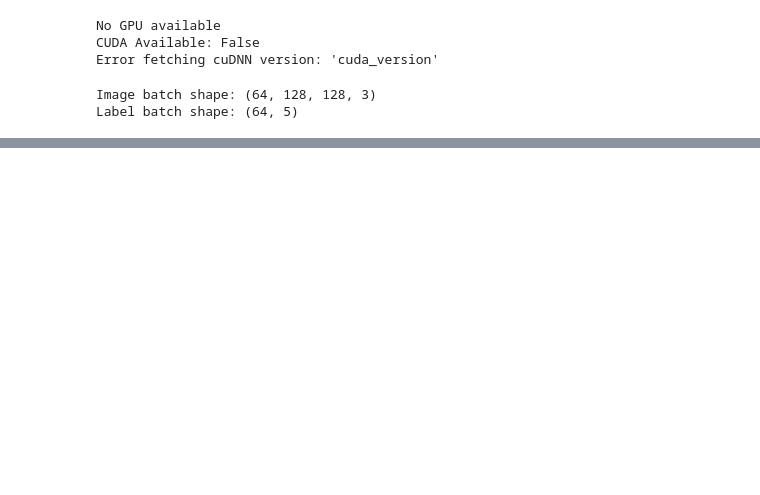
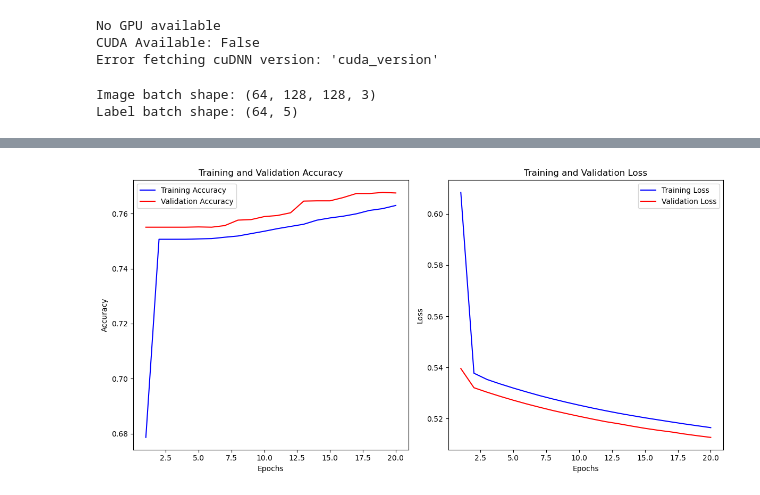
Before and after one commit to SergeGordts/CapitaSelectaStargan, a Jupyter notebook: MobilenetV2_Classifier.ipynb, the cells around one changed output, grey strips where cells are left out. Saved outputs shown, nothing was run; the diff lists cells and outputs as text; code cells hidden in the pictures; blank space fills up the shorter version.

Commit message:
Adjusted pickle handling

```diff
--- a/MobilenetV2_Classifier.ipynb
+++ b/MobilenetV2_Classifier.ipynb
@@ -165,37 +183,44 @@ with open('training_history.pkl', 'wb') as f:
 # %%
 import matplotlib.pyplot as plt
+import pickle
+
+# Load the history dictionary
+with open('training_history.pkl', 'rb') as f:
+    history_dict = pickle.load(f)
 
 # Extract the loss and accuracy history
-acc = history.history['binary_accuracy']
-val_acc = history.history['val_binary_accuracy']
-loss = history.history['loss']
-val_loss = history.history['val_loss']
+acc = history_dict['binary_accuracy']
+val_acc = history_dict['val_binary_accuracy']
+loss = history_dict['loss']
+val_loss = history_dict['val_loss']
 
 # Define the number of epochs
 epochs = range(1, len(acc) + 1)
 
 # Plot Accuracy
 plt.figure(figsize=(12, 6))
 plt.subplot(1, 2, 1)
 plt.plot(epochs, acc, 'b', label='Training Accuracy')
 plt.plot(epochs, val_acc, 'r', label='Validation Accuracy')
 plt.title('Training and Validation Accuracy')
 plt.xlabel('Epochs')
 plt.ylabel('Accuracy')
 plt.legend()
 
 # Plot Loss
 plt.subplot(1, 2, 2)
 plt.plot(epochs, loss, 'b', label='Training Loss')
 plt.plot(epochs, val_loss, 'r', label='Validation Loss')
 plt.title('Training and Validation Loss')
 plt.xlabel('Epochs')
 plt.ylabel('Loss')
 plt.legend()
 
 # Show the plots
 plt.tight_layout()
 plt.show()
+# %% [output]
+[figure, added]
 # %%
 import tensorflow as tf
 import numpy as np
```
Also changed, not shown: parts of 1 cell of this notebook.
